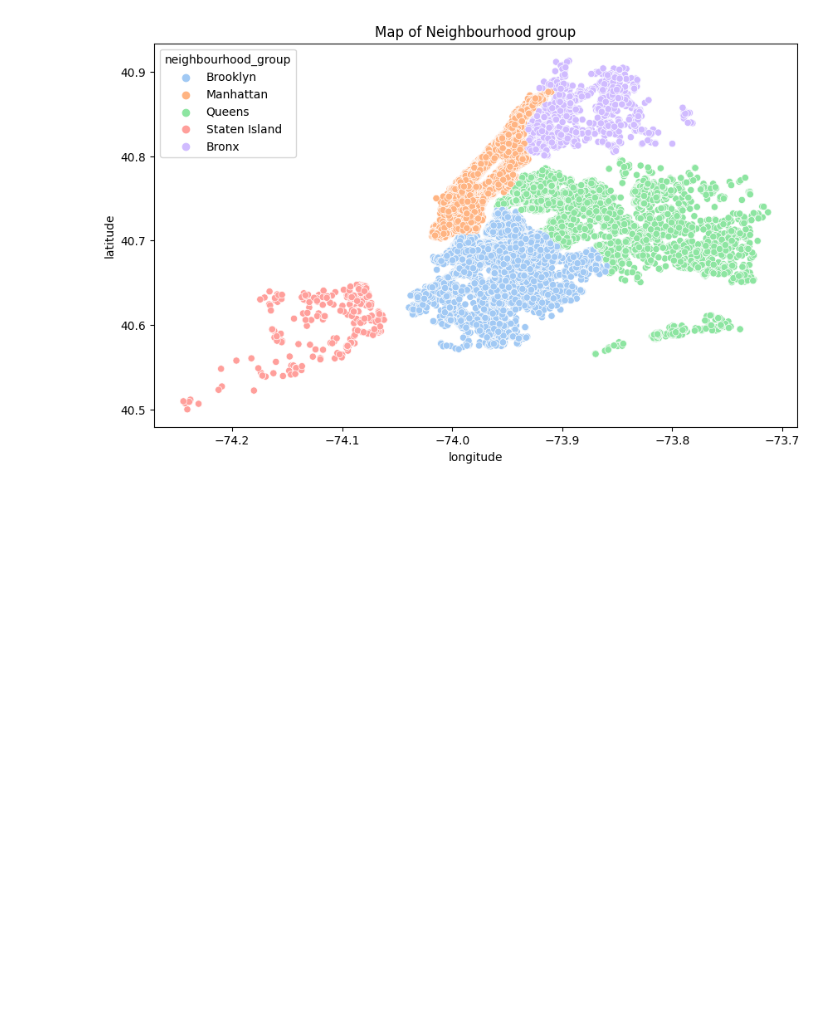
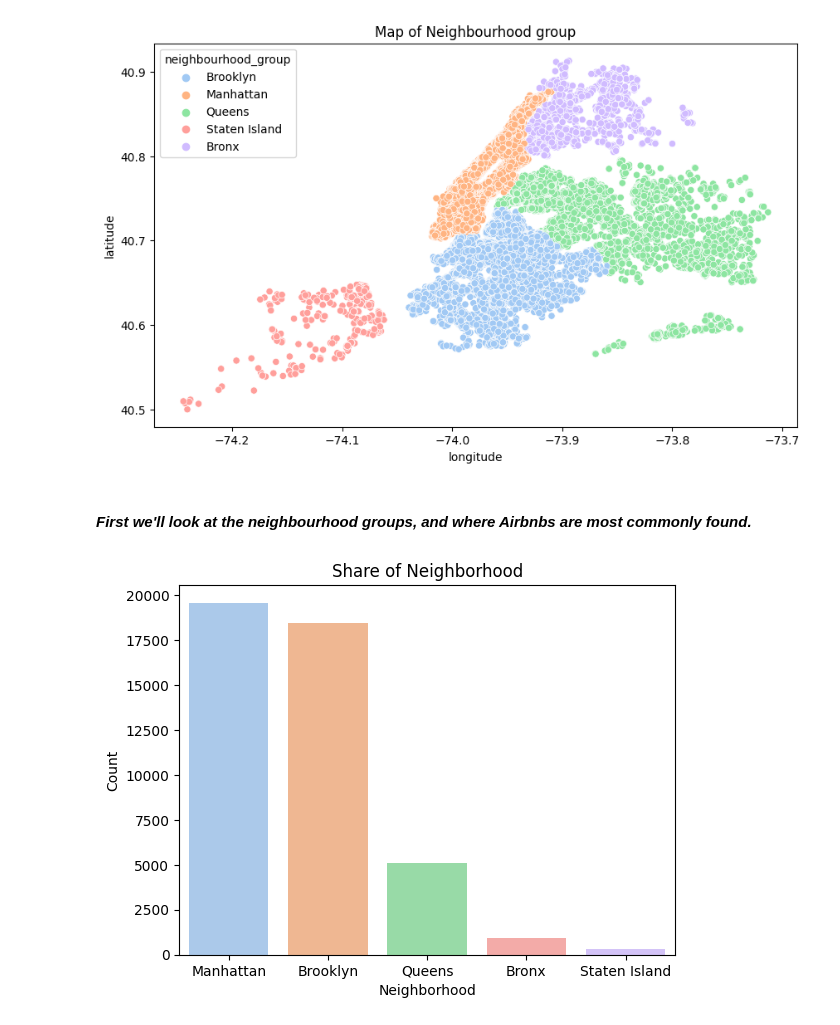
Before and after one commit to Nilaadri/Projects, a Jupyter notebook: NYC_Airbnb_Exploratory_Data_Analysis.ipynb, the cells around one changed output. Saved outputs shown, nothing was run; the diff lists cells and outputs as text; code cells hidden in the pictures; blank space fills up the shorter version.

```diff
--- a/NYC_Airbnb_Exploratory_Data_Analysis.ipynb
+++ b/NYC_Airbnb_Exploratory_Data_Analysis.ipynb
@@ -323,3 +323,11 @@ ax.set(title='Map of Neighbourhood group')
 plt.show()
 # %% [output]
 [figure]
+# %% [markdown]
+#### *First we'll look at the neighbourhood groups, and where Airbnbs are most commonly found.*
+# %%
+ax1 = sns.barplot(x=df['neighbourhood_group'].value_counts().index,y=df['neighbourhood_group'].value_counts(),palette='pastel')
+ax1.set(xlabel='Neighborhood', ylabel='Count', title='Share of Neighborhood')
+plt.show()
+# %% [output]
+[figure, added]
```
Also changed, not shown: parts of 10 cells of this notebook.
